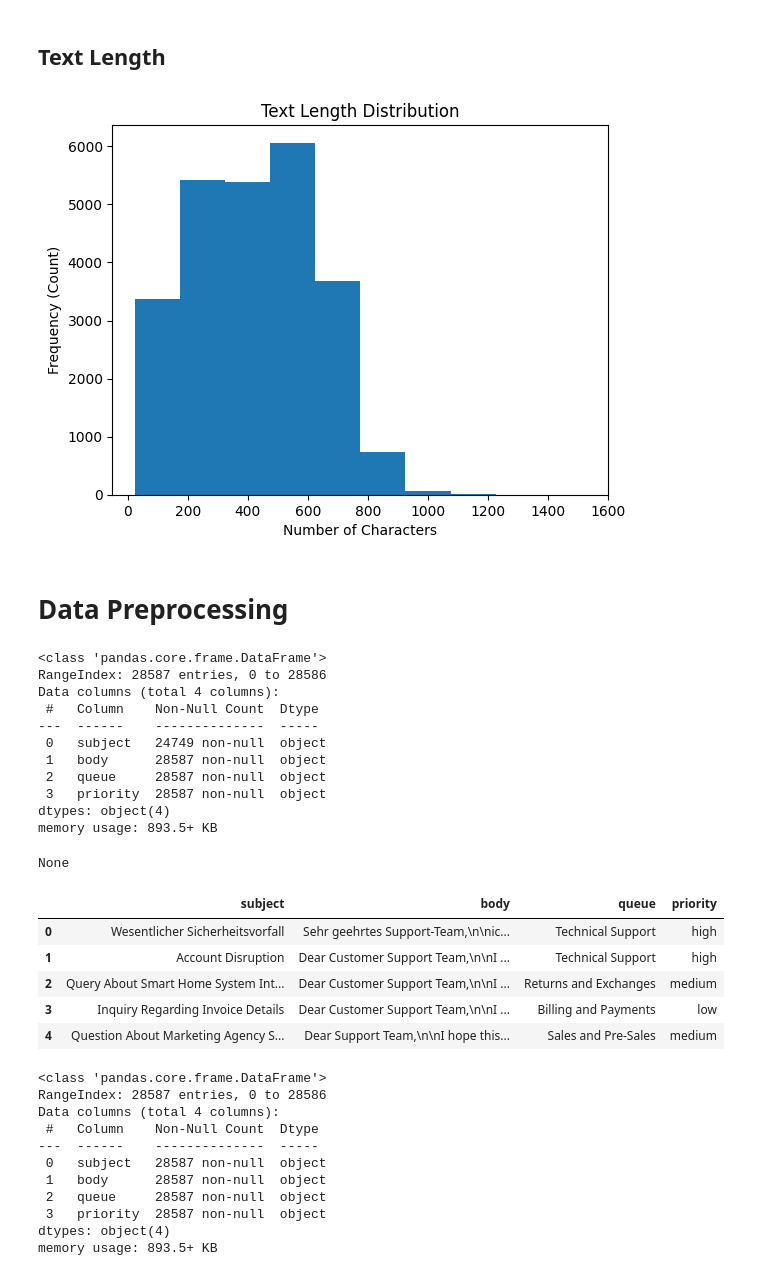
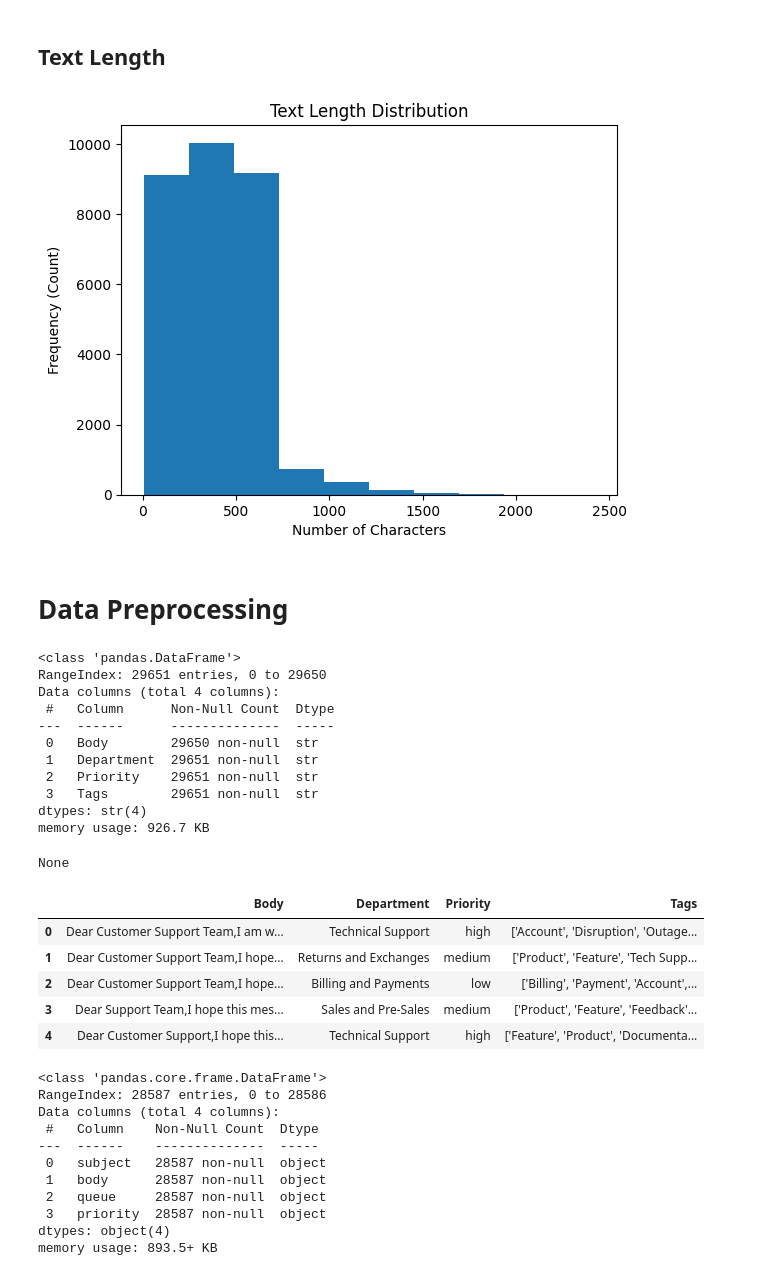
Before and after one commit to janoantelo7/IT-ticket-classifier, a Jupyter notebook: notebooks/it-ticket-classifier.ipynb, the cells around one changed output. Saved outputs shown, nothing was run; the diff lists cells and outputs as text; code cells hidden in the pictures.

Commit message:
refactor: migrate project to use IT Support Ticket Data dataset instead of Multilingual Customer Support Tickets

```diff
--- a/notebooks/it-ticket-classifier.ipynb
+++ b/notebooks/it-ticket-classifier.ipynb
@@ -25,9 +25,9 @@ from sklearn.model_selection import train_test_split
 
 DATA_FOLDER = "../data"
 
-FILE_NAME = "aa_dataset-tickets-multi-lang-5-2-50-version.csv"
+FILE_NAME = "IT Support Ticket Data.csv"
 
-path = kagglehub.dataset_download("tobiasbueck/multilingual-customer-support-tickets")
+path = kagglehub.dataset_download("parthpatil256/it-support-ticket-data")
 
 print("Dataset downloaded to cache:", path)
 
@@ -60,7 +62,7 @@ Files in ../data: ['aa_dataset-tickets-multi-lang-5-2-50-version.csv']
 # %% [markdown]
 ## Basic Dataset Inspection
 # %%
-df_original = pd.read_csv(dest_path)
+df_original = pd.read_csv(dest_path, index_col=0)
 
 # basic info
 print("Dataset info:")
@@ -273,42 +212,41 @@ Graphic representation
 # %% [markdown]
 ## Text Length
 # %%
-full_text = df_original["subject"] + ". " + df_original["body"]
-
 fig, ax = plt.subplots()
-ax.hist(full_text.str.len())
+ax.hist(df_original["Body"].str.len())
 ax.set_title("Text Length Distribution")
 ax.set_xlabel("Number of Characters")
 ax.set_ylabel("Frequency (Count)")
 plt.show()
 # %% [output]
-[figure, old version]
+[figure, new version]
 # %% [markdown]
 # Data Preprocessing
 # %%
-df = df_original[["subject", "body", "queue", "priority"]].copy()
+# create a copy from the original df to mantain the original dataset untouch
+df = df_original.copy()
 
 display(df.info())
 
 display(df.head())
 # %% [output]
-<class 'pandas.core.frame.DataFrame'>
-RangeIndex: 28587 entries, 0 to 28586
+<class 'pandas.DataFrame'>
+RangeIndex: 29651 entries, 0 to 29650
 Data columns (total 4 columns):
- #   Column    Non-Null Count  Dtype
----  ------    --------------  -----
- 0   subject   24749 non-null  object
- 1   body      28587 non-null  object
- 2   queue     28587 non-null  object
- 3   priority  28587 non-null  object
-dtypes: object(4)
-memory usage: 893.5+ KB
+ #   Column      Non-Null Count  Dtype
+---  ------      --------------  -----
+ 0   Body        29650 non-null  str
+ 1   Department  29651 non-null  str
+ 2   Priority    29651 non-null  str
+ 3   Tags        29651 non-null  str
+dtypes: str(4)
+memory usage: 926.7 KB
 None
-|  | subject | body | queue | priority |
-| 0 | Wesentlicher Sicherheitsvorfall | Sehr geehrtes Support-Team,\n\nic... | Technical Support | high |
-| 1 | Account Disruption | Dear Customer Support Team,\n\nI ... | Technical Support | high |
-| 2 | Query About Smart Home System Int... | Dear Customer Support Team,\n\nI ... | Returns and Exchanges | medium |
-| 3 | Inquiry Regarding Invoice Details | Dear Customer Support Team,\n\nI ... | Billing and Payments | low |
-| 4 | Question About Marketing Agency S... | Dear Support Team,\n\nI hope this... | Sales and Pre-Sales | medium |
+|  | Body | Department | Priority | Tags |
+| 0 | Dear Customer Support Team,I am w... | Technical Support | high | ['Account', 'Disruption', 'Outage... |
+| 1 | Dear Customer Support Team,I hope... | Returns and Exchanges | medium | ['Product', 'Feature', 'Tech Supp... |
+| 2 | Dear Customer Support Team,I hope... | Billing and Payments | low | ['Billing', 'Payment', 'Account',... |
+| 3 | Dear Support Team,I hope this mes... | Sales and Pre-Sales | medium | ['Product', 'Feature', 'Feedback'... |
+| 4 | Dear Customer Support,I hope this... | Technical Support | high | ['Feature', 'Product', 'Documenta... |
 # %%
 # Fill null values in the subject column
```
Also changed, not shown: parts of 12 cells of this notebook, 1 other file.
